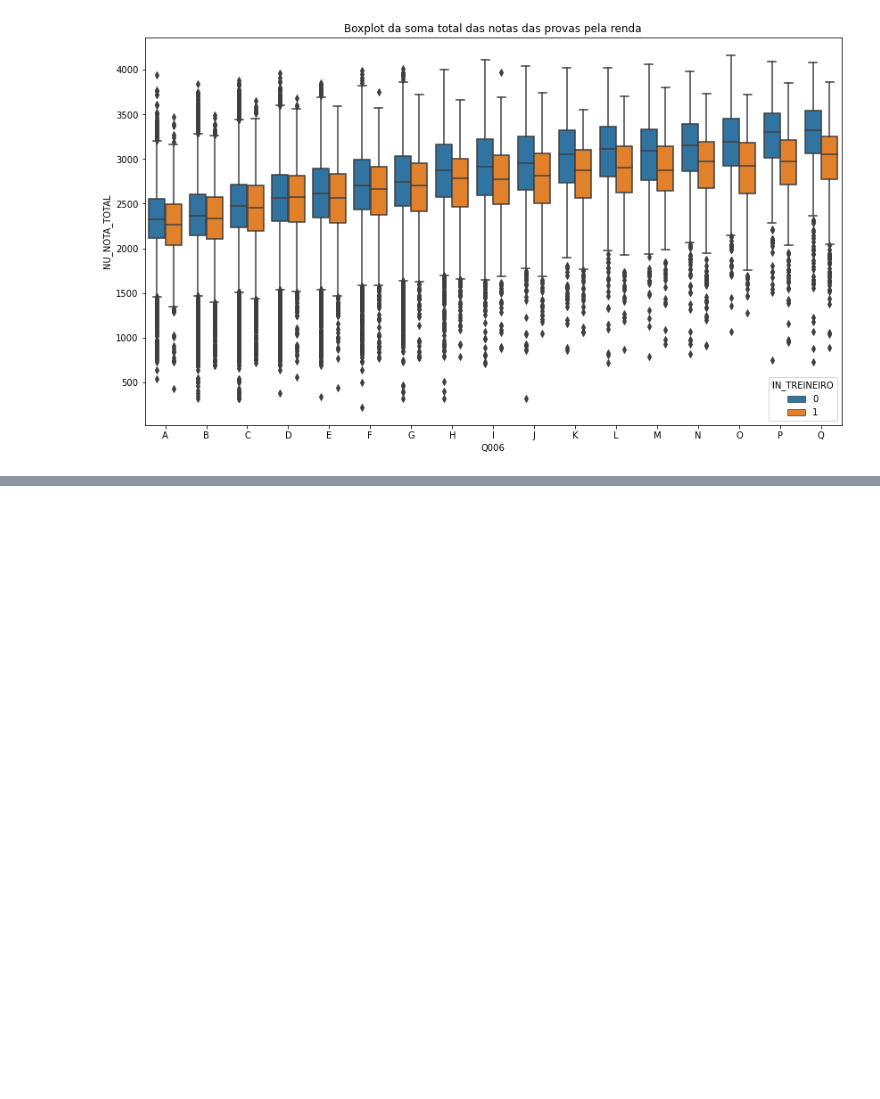
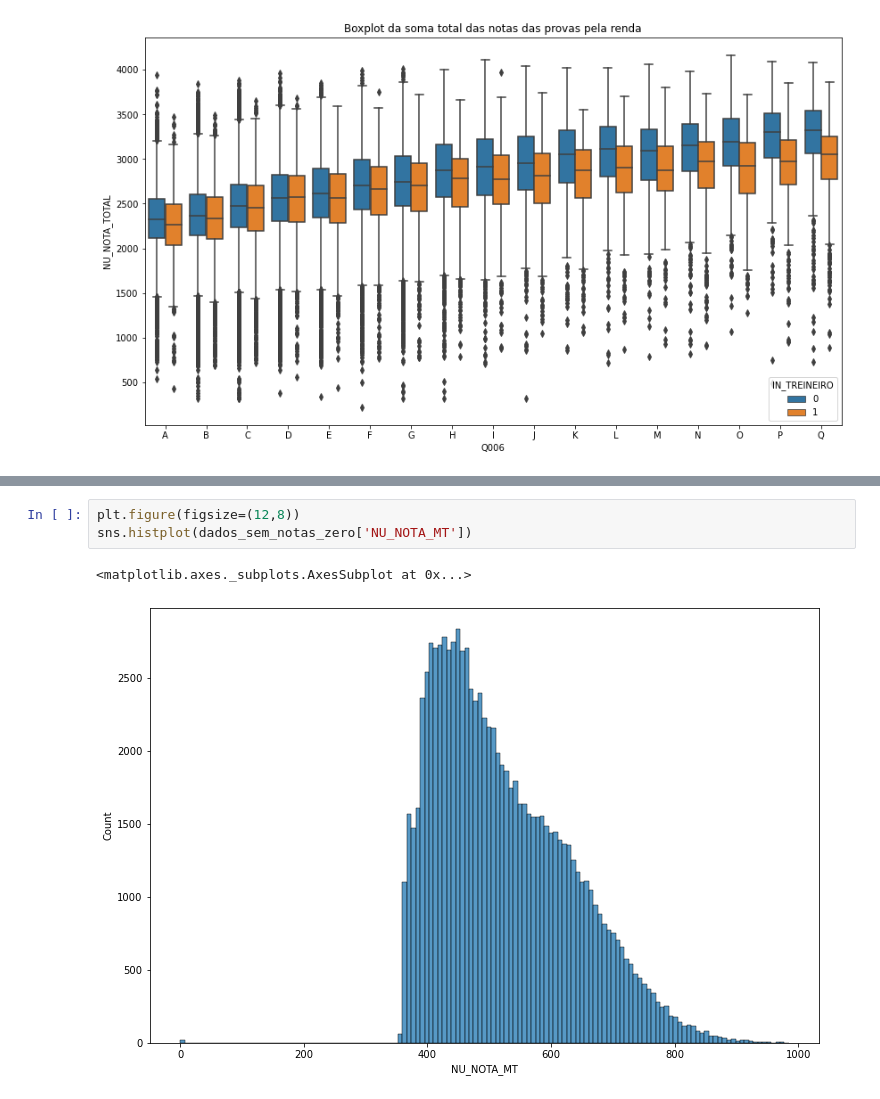
Before and after one commit to agostinhodesena/Imersao_Dados_Alura, a Jupyter notebook: Aulas_Imersao.ipynb, the cells around one changed output, grey strips where cells are left out. Saved outputs shown, nothing was run; the diff lists cells and outputs as text; blank space fills up the shorter version.

```diff
--- a/Aulas_Imersao.ipynb
+++ b/Aulas_Imersao.ipynb
@@ -428,0 +437,6 @@ Text(0.5, 1.0, 'Boxplot da soma total das notas das provas pela renda')
+# %%
+plt.figure(figsize=(12,8))
+sns.histplot(dados_sem_notas_zero['NU_NOTA_MT'])
+# %% [output]
+<matplotlib.axes._subplots.AxesSubplot at 0x...>
+[figure, added]
```
Also changed, not shown: parts of 16 cells of this notebook.
